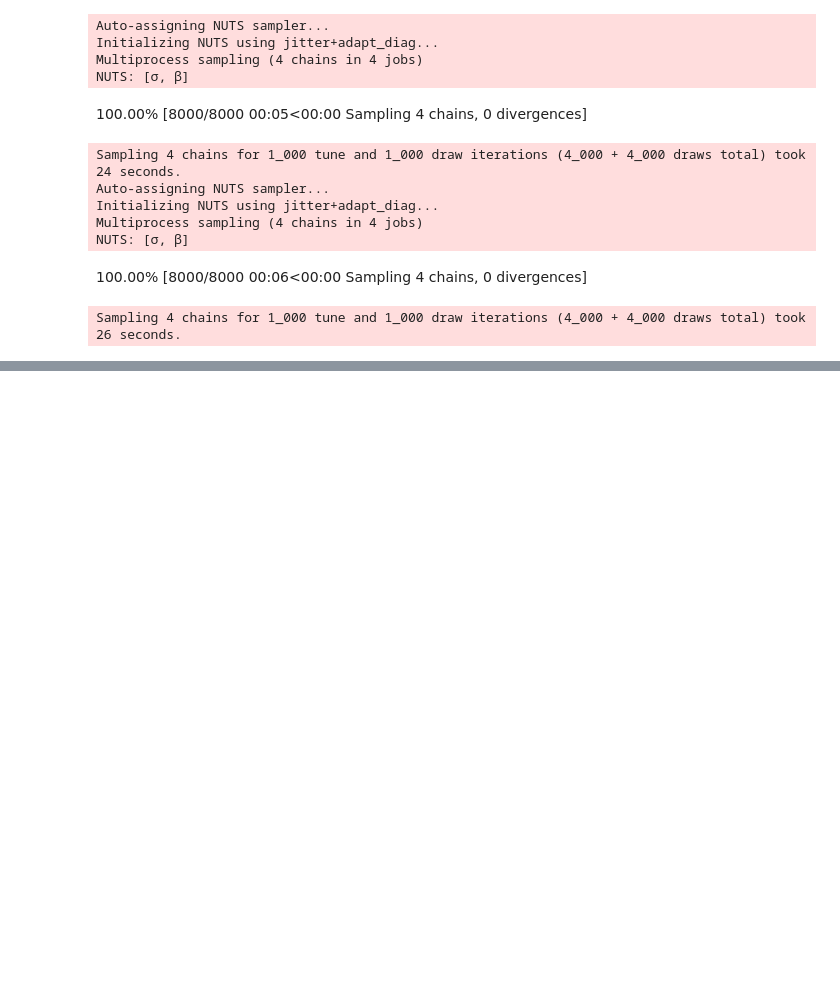
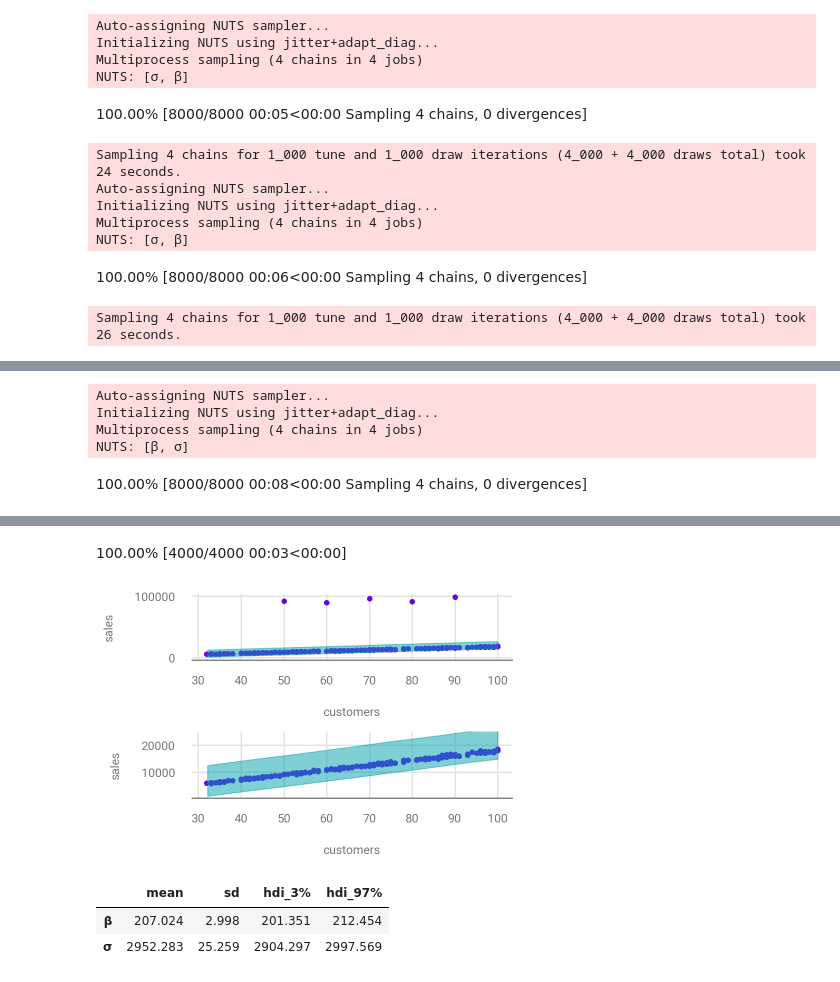
Before and after one commit to paw-lu/bayesian-modeling-computation-python, a Jupyter notebook: notebooks/4_extending_linear_models.ipynb, the cells around one changed output, grey strips where cells are left out. Drawn from its saved outputs; the diff is of its cells as text; code cells hidden in the pictures; blank space fills up the shorter version.

```diff
--- a/notebooks/4_extending_linear_models.ipynb
+++ b/notebooks/4_extending_linear_models.ipynb
@@ -211,0 +260,34 @@ Sampling 4 chains for 1_000 tune and 1_000 draw iterations (4_000 + 4_000 draws
+# %%
+with pm.Model() as model_non_robust:
+    σ = pm.HalfNormal("σ", 50)
+    β = pm.Normal("β", mu=150, sigma=20)
+
+    μ = pm.Deterministic("μ", β * empanadas["customers"])
+
+    sales = pm.Normal("sales", mu=μ, sigma=σ, observed=empanadas["sales"])
+
+    trace_empanada_sales = pm.sample(random_seed=1, return_inferencedata=False)
+    ppc_empanada_sales = pm.sample_posterior_predictive(trace_empanada_sales)
+    inf_data_non_robust = az.from_pymc3(
+        trace=trace_empanada_sales, posterior_predictive=ppc_empanada_sales
+    )
+
+_, (top_ax, bottom_ax) = plt.subplots(2)
+
+for ax in [top_ax, bottom_ax]:
+    empanadas.plot.scatter(x="customers", y="sales", ax=ax)
+    az.plot_hdi(
+        empanadas["customers"],
+        inf_data_non_robust.posterior_predictive["sales"],
+        hdi_prob=0.95,
+        ax=ax,
+    )
+
+bottom_ax.set_ylim(400, 25000)
+plt.tight_layout();
+# %% [output]
+Auto-assigning NUTS sampler...
+Initializing NUTS using jitter+adapt_diag...
+Multiprocess sampling (4 chains in 4 jobs)
+NUTS: [β, σ]
+100.00% [8000/8000 00:08<00:00 Sampling 4 chains, 0 divergences]
@@ -211,0 +296,8 @@ Sampling 4 chains for 1_000 tune and 1_000 draw iterations (4_000 + 4_000 draws
+100.00% [4000/4000 00:03<00:00]
+[figure, added]
+# %%
+az.summary(inf_data_non_robust, kind="stats", var_names=["β", "σ"])
+# %% [output]
+|  | mean | sd | hdi_3% | hdi_97% |
+| β | 207.024 | 2.998 | 201.351 | 212.454 |
+| σ | 2952.283 | 25.259 | 2904.297 | 2997.569 |
```
Also changed, not shown: parts of 9 cells of this notebook, 1 other file.
